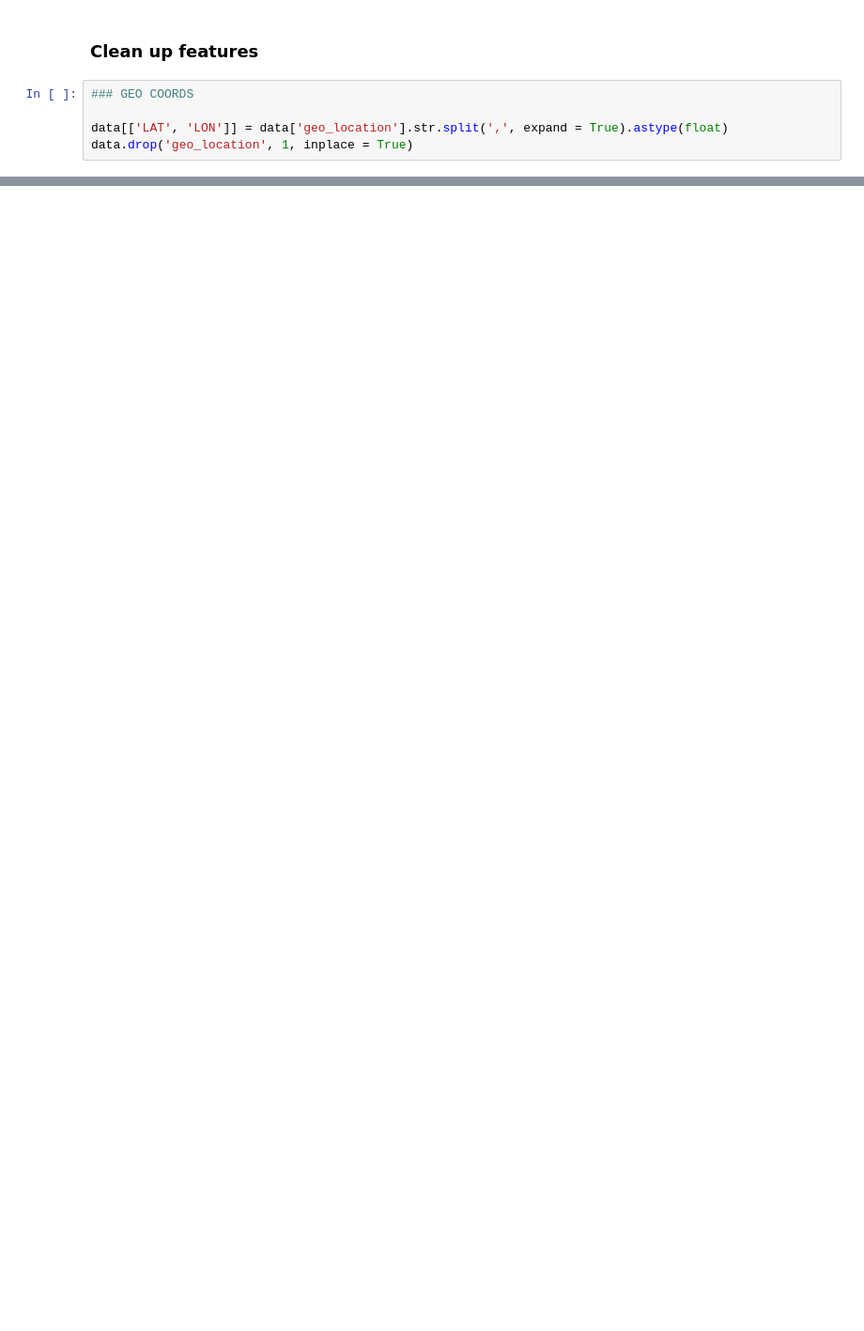
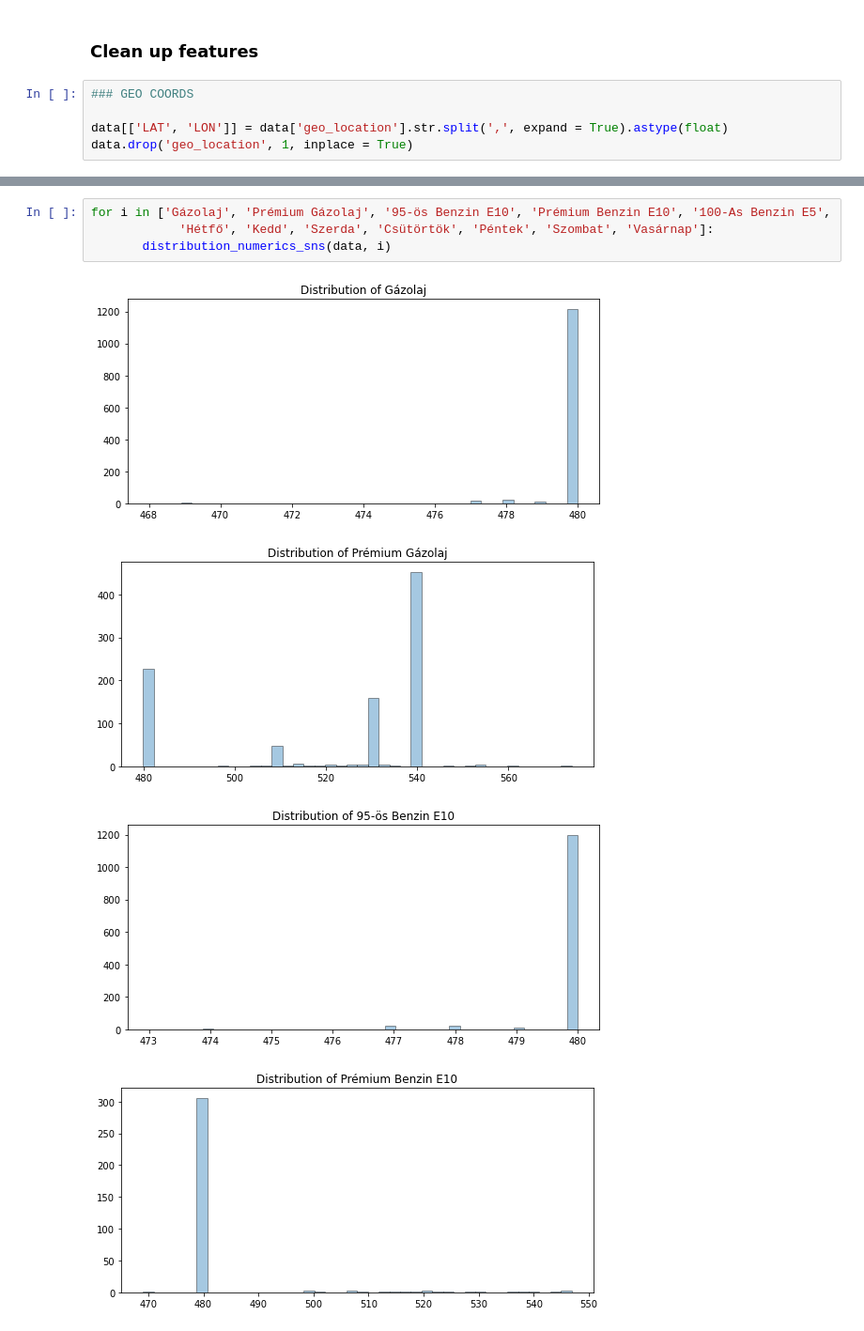
Before and after one commit to kristofrabay/python_practise, a Jupyter notebook: scraping_projects/holtankoljak/analysis.ipynb, the cells around one changed output, grey strips where cells are left out. Shown: that part at 94% size. Saved outputs shown, nothing was run; the diff lists cells and outputs as text; blank space fills up the shorter version.

```diff
--- a/scraping_projects/holtankoljak/analysis.ipynb
+++ b/scraping_projects/holtankoljak/analysis.ipynb
@@ -135,0 +231,9 @@ display(Image(filename = 'data/services.png', width = 450))
+# %%
+for i in ['Gázolaj', 'Prémium Gázolaj', '95-ös Benzin E10', 'Prémium Benzin E10', '100-As Benzin E5',
+            'Hétfő', 'Kedd', 'Szerda', 'Csütörtök', 'Péntek', 'Szombat', 'Vasárnap']:
+       distribution_numerics_sns(data, i)
+# %% [output]
+[figure, added]
+[figure, added]
+[figure, added]
+[figure, added]
```
Also changed, not shown: parts of 34 cells of this notebook, 1 other file.
